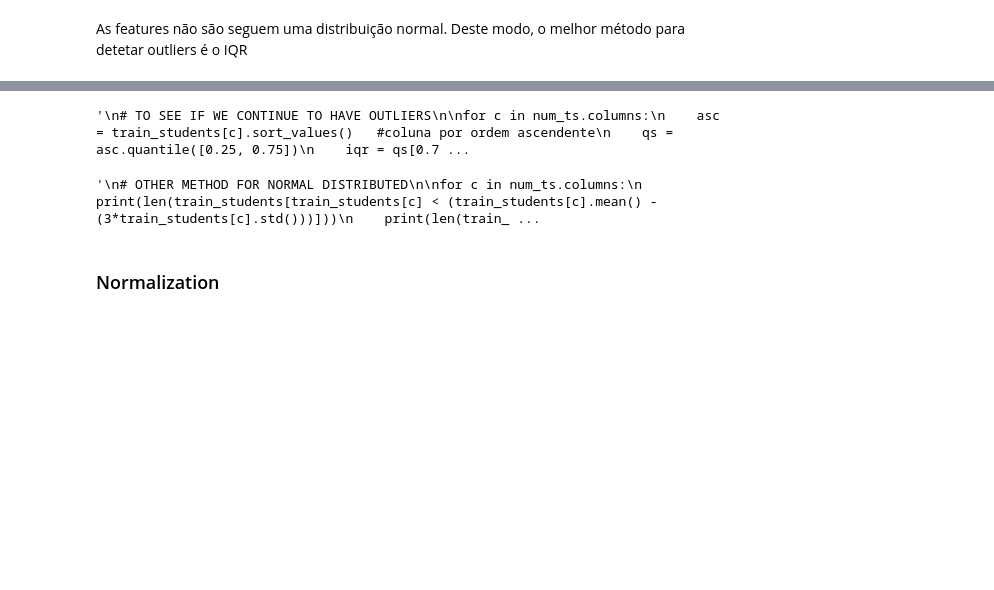
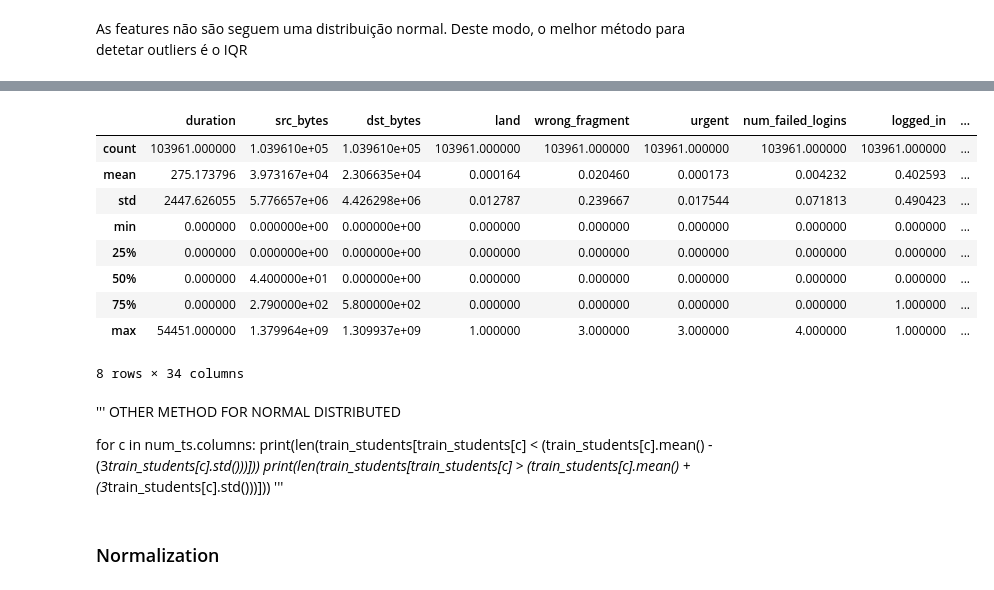
Before and after one commit to patii01/ACA-Project, a Jupyter notebook: ensembles.ipynb, the cells around one changed output, grey strips where cells are left out. Cells and saved outputs as stored; diff of their text form; code cells hidden in the pictures; blank space fills up the shorter version.

```diff
--- a/ensembles.ipynb
+++ b/ensembles.ipynb
@@ -76,42 +137,35 @@ As features não são seguem uma distribuição normal. Deste modo, o melhor mé
 # %%
-num_ts = train_students.select_dtypes(include=np.number)
 
-k = 1.5 #limiar habitual
-
+# TO SEE IF WE CONTINUE TO HAVE OUTLIERS
+'''
 for c in num_ts.columns:
     asc = train_students[c].sort_values()   #coluna por ordem ascendente
     qs = asc.quantile([0.25, 0.75])
     iqr = qs[0.75] - qs[0.25]
 
-    #display(train_students.loc[train_students[c] < (qs[0.25] - (k * iqr)), c])
-    #display(train_students.loc[train_students[c] > (qs[0.75] + (k * iqr)), c])
-
-    #train_students.loc[train_students[c] < (qs[0.25] - (k * iqr)), c] = train_students[c].mean()
-    #train_students.loc[train_students[c] > (qs[0.75] + (k * iqr)), c] = train_students[c].mean()
+    print(len(train_students.loc[train_students[c] < (qs[0.25] - (k * iqr)), c]))
+    print(len(train_students.loc[train_students[c] > (qs[0.75] + (k * iqr)), c]))
+'''
+train_students.describe()
+# %% [output]
+|  | duration | src_bytes | dst_bytes | land | wrong_fragment | urgent | num_failed_logins | logged_in | ... |
+| count | 103961.000000 | 1.039610e+05 | 1.039610e+05 | 103961.000000 | 103961.000000 | 103961.000000 | 103961.000000 | 103961.000000 | ... |
+| mean | 275.173796 | 3.973167e+04 | 2.306635e+04 | 0.000164 | 0.020460 | 0.000173 | 0.004232 | 0.402593 | ... |
+| std | 2447.626055 | 5.776657e+06 | 4.426298e+06 | 0.012787 | 0.239667 | 0.017544 | 0.071813 | 0.490423 | ... |
+| min | 0.000000 | 0.000000e+00 | 0.000000e+00 | 0.000000 | 0.000000 | 0.000000 | 0.000000 | 0.000000 | ... |
+| 25% | 0.000000 | 0.000000e+00 | 0.000000e+00 | 0.000000 | 0.000000 | 0.000000 | 0.000000 | 0.000000 | ... |
+| 50% | 0.000000 | 4.400000e+01 | 0.000000e+00 | 0.000000 | 0.000000 | 0.000000 | 0.000000 | 0.000000 | ... |
+| 75% | 0.000000 | 2.790000e+02 | 5.800000e+02 | 0.000000 | 0.000000 | 0.000000 | 0.000000 | 1.000000 | ... |
+| max | 54451.000000 | 1.379964e+09 | 1.309937e+09 | 1.000000 | 3.000000 | 3.000000 | 4.000000 | 1.000000 | ... |
+8 rows × 34 columns
-# %%
-'''
-# TO SEE IF WE CONTINUE TO HAVE OUTLIERS
-
-for c in num_ts.columns:
-    asc = train_students[c].sort_values()   #coluna por ordem ascendente
-    qs = asc.quantile([0.25, 0.75])
-    iqr = qs[0.75] - qs[0.25]
-
-    print(len(train_students.loc[train_students[c] < (qs[0.25] - (k * iqr)), c]))
-    print(len(train_students.loc[train_students[c] > (qs[0.75] + (k * iqr)), c]))
-'''
-# %% [output]
-'\n# TO SEE IF WE CONTINUE TO HAVE OUTLIERS\n\nfor c in num_ts.columns:\n    asc = train_students[c].sort_values()   #coluna por ordem ascendente\n    qs = asc.quantile([0.25, 0.75])\n    iqr = qs[0.7 ...
-# %%
-'''
-# OTHER METHOD FOR NORMAL DISTRIBUTED
-
-for c in num_ts.columns:
-    print(len(train_students[train_students[c] < (train_students[c].mean() - (3*train_students[c].std()))]))
-    print(len(train_students[train_students[c] > (train_students[c].mean() + (3*train_students[c].std()))]))
-'''
-# %% [output]
-'\n# OTHER METHOD FOR NORMAL DISTRIBUTED\n\nfor c in num_ts.columns:\n    print(len(train_students[train_students[c] < (train_students[c].mean() - (3*train_students[c].std()))]))\n    print(len(train_ ...
+# %% [markdown]
+'''
+OTHER METHOD FOR NORMAL DISTRIBUTED
+
+for c in num_ts.columns:
+    print(len(train_students[train_students[c] < (train_students[c].mean() - (3*train_students[c].std()))]))
+    print(len(train_students[train_students[c] > (train_students[c].mean() + (3*train_students[c].std()))]))
+'''
 # %% [markdown]
 ### Normalization
 # %%
```
Also changed, not shown: parts of 23 cells of this notebook, 6 other files.
